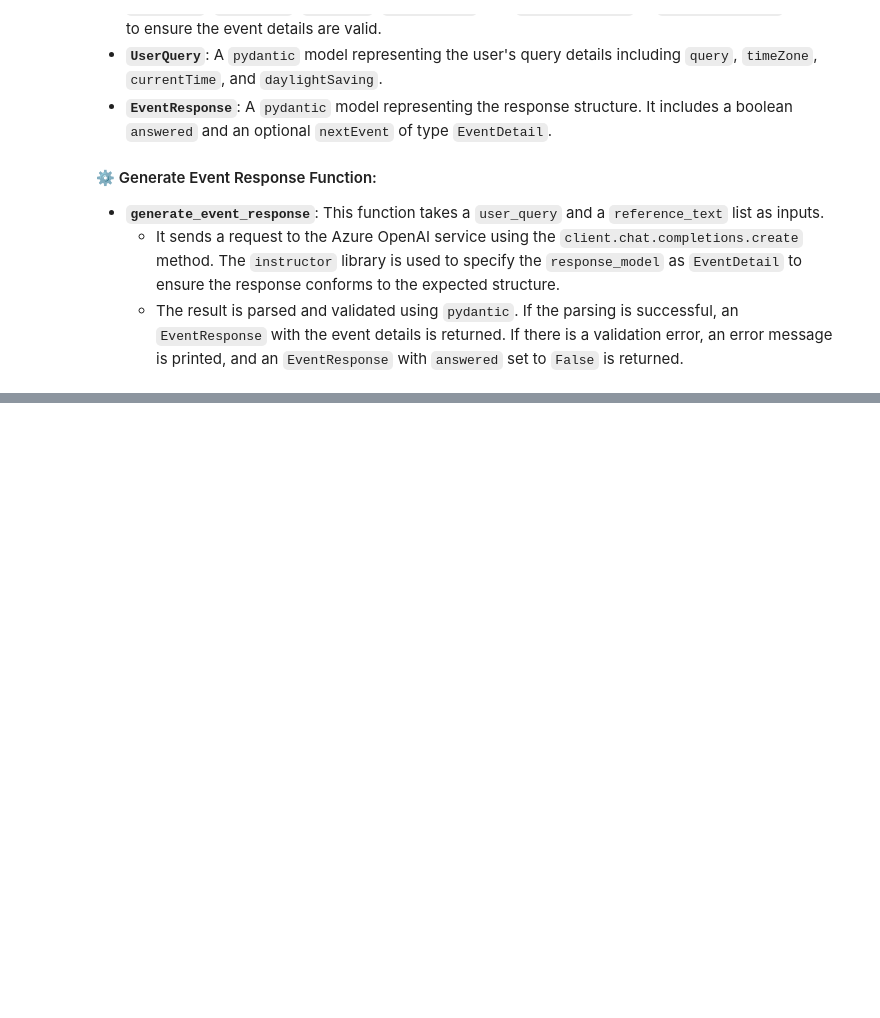
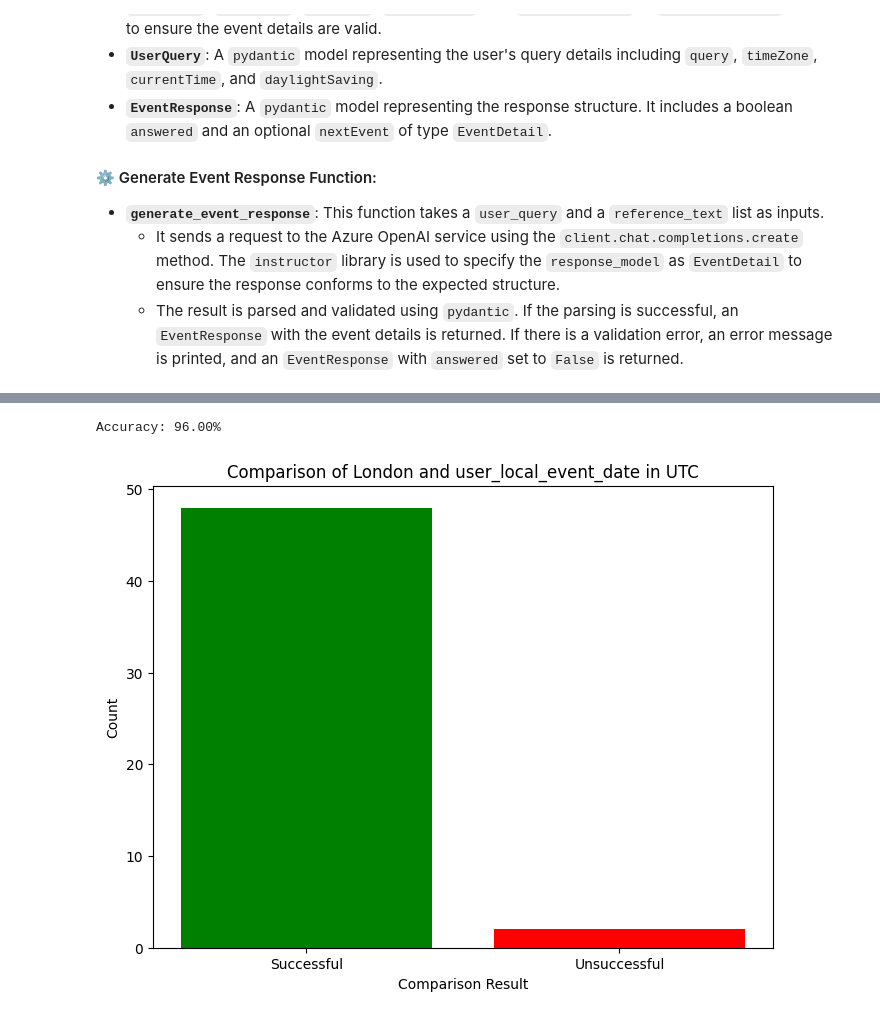
Before and after one commit to pablosalvador10/gbbai-azure-ai-aoai, a Jupyter notebook: 03-how-to-handle-time-queries.ipynb, the cells around one changed output, grey strips where cells are left out. Drawn from its saved outputs; the diff is of its cells as text; code cells hidden in the pictures; blank space fills up the shorter version.

```diff
--- a/03-how-to-handle-time-queries.ipynb
+++ b/03-how-to-handle-time-queries.ipynb
@@ -479,0 +521,47 @@ processed_df
+# %%
+import pandas as pd
+import matplotlib.pyplot as plt
+from dateutil import parser
+
+def compare_columns(df: pd.DataFrame, col1: str, col2: str) -> pd.DataFrame:
+    """
+    Compare two specified columns in the DataFrame after converting them to UTC.
+
+    Args:
+        df (pd.DataFrame): DataFrame containing the columns to compare.
+        col1 (str): The name of the first column.
+        col2 (str): The name of the second column.
+
+    Returns:
+        pd.DataFrame: DataFrame containing rows where the specified columns do not match in UTC.
+    """
+    try:
+        comparison = df[col1] == df[col2]
+
+        successful = comparison.sum()
+        unsuccessful = (~comparison).sum()
+
+        accuracy = (successful / len(df)) * 100
+        print(f"Accuracy: {accuracy:.2f}%")
+
+        labels = ['Successful', 'Unsuccessful']
+        counts = [successful, unsuccessful]
+
+        plt.figure(figsize=(8, 6))
+        plt.bar(labels, counts, color=['green', 'red'])
+        plt.xlabel('Comparison Result')
+        plt.ylabel('Count')
+        plt.title(f'Comparison of {col1} and {col2} in UTC')
+        plt.show()
+
+        unsuccessful_df = df[~comparison]
+        return unsuccessful_df
+
+    except Exception as e:
+        print(f"Error: {str(e)}")
+        return pd.DataFrame()  # Return an empty DataFrame in case of error
+# %%
+result_df = compare_columns(processed_df, 'London', 'user_local_event_date')
+# %% [output]
+Accuracy: 96.00%
+[figure, added]
```
Also changed, not shown: parts of 10 cells of this notebook, 1 other file.
